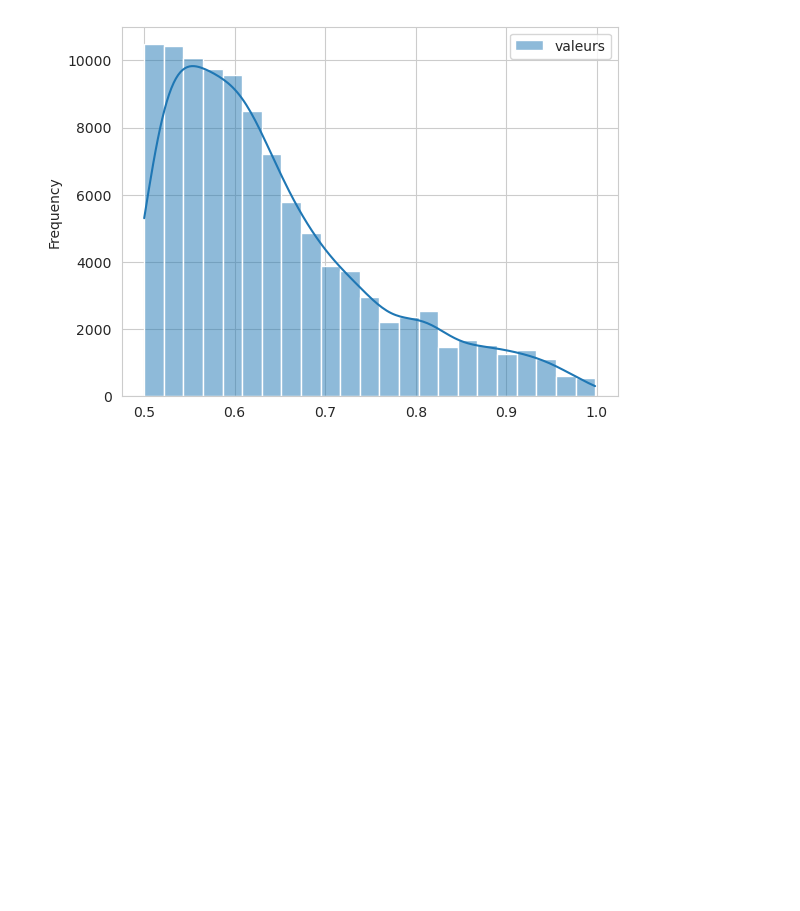
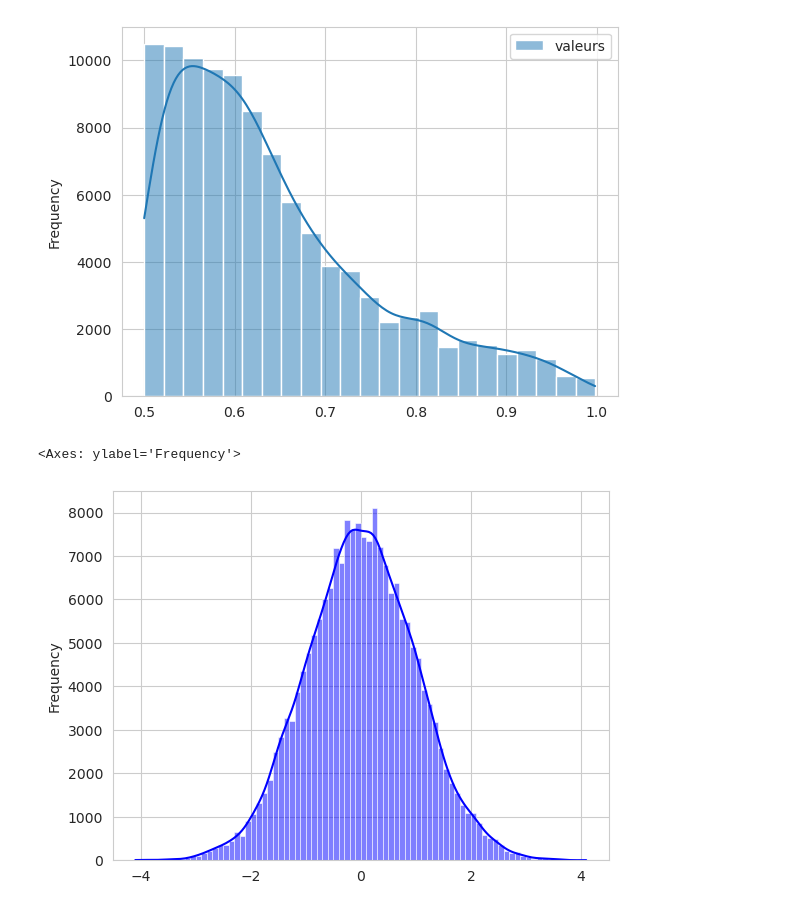
Before and after one commit to tpaquier/simulation_monte_carlo, a Jupyter notebook: Simulation (1).ipynb, the cells around one changed output. Cells and saved outputs as stored; diff of their text form; code cells hidden in the pictures; blank space fills up the shorter version.

Commit message:
acceptation rejet pour une normale qui marche

```diff
--- a/Simulation (1).ipynb
+++ b/Simulation (1).ipynb
@@ -255,6 +255,16 @@ sns.histplot(data = laplace_distrib, stat = 'frequency', kde = 'True', color = '
 [figure]
 # %% [markdown]
 #### Acceptation rejet
+# %%
+def laplace_distrib(n) :
+    u = np.random.uniform(0,1,n)
+    occurences = []
+    for i in u :
+        if i >= 0.5 :
+            occurences.append(laplace_inv_sup(i))
+        else :
+            occurences.append(laplace_inv_inf(i))
+    return occurences
 # %%
 m = np.sqrt(2/np.pi)*np.exp(1/2)
 # %%
@@ -301,3 +311,21 @@ sns.histplot(data = acceptation_rejet, stat = 'frequency', kde = 'True', color =
 # %% [output]
 <Axes: ylabel='Frequency'>
 [figure]
+# %%
+def acceptation_rejet(n) :
+    u = np.random.uniform(0,1,n)
+    v = laplace_distrib(n)
+    y = []
+    for i in range(n) :
+        f_laplace = np.exp(-abs(v[i]))
+        f_gaussian = (1/np.sqrt(2*np.pi))*np.exp(-v[i]**2/2)
+        if u[i] <= f_gaussian/(m*f_laplace) :
+            y.append(v[i])
+    return np.array(y)
+# %%
+test_1 = acceptation_rejet(50000)
+# %%
+sns.histplot(data = test_1, stat = 'frequency', kde = 'True', color = 'blue')
+# %% [output]
+<Axes: ylabel='Frequency'>
+[figure, added]
```
Also changed, not shown: parts of 8 cells of this notebook.
